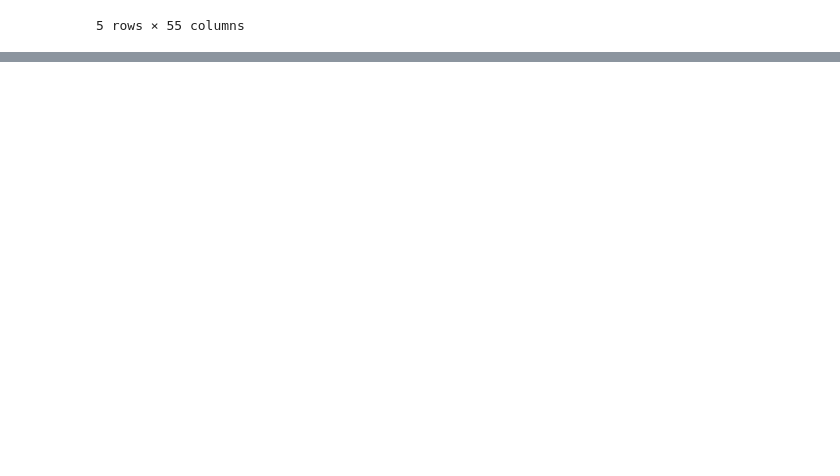
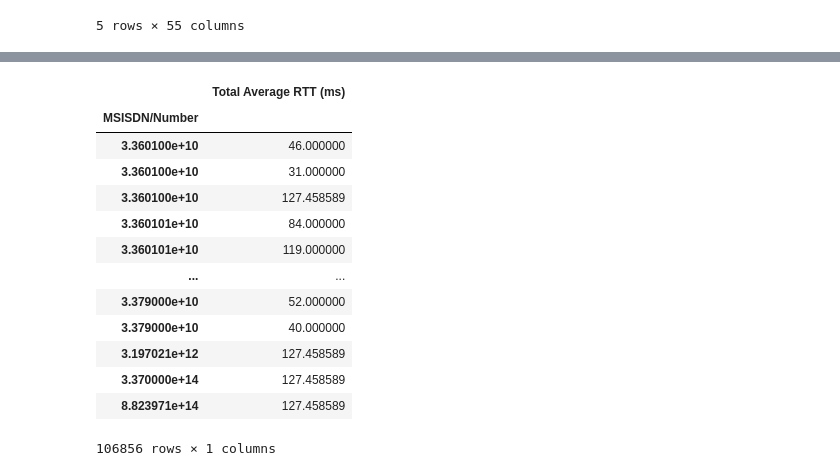
Before and after one commit to melatteshome/User-Analytics-Telecom-Industry, a Jupyter notebook: notebooks/user_experience_analysis.ipynb, the cells around one changed output, grey strips where cells are left out. Drawn from its saved outputs; the diff is of its cells as text; code cells hidden in the pictures; blank space fills up the shorter version.

```diff
--- a/notebooks/user_experience_analysis.ipynb
+++ b/notebooks/user_experience_analysis.ipynb
@@ -34,0 +145,20 @@ df.head()
+# %%
+#Average RTT per user
+columns_with_numerical_values['Total Average RTT (ms)'] = columns_with_numerical_values['Avg RTT DL (ms)'] + columns_with_numerical_values['Avg RTT UL (ms)']
+average_rtt_per_user = columns_with_numerical_values.groupby('MSISDN/Number')[['Total Average RTT (ms)']].sum()
+average_rtt_per_user
+# %% [output]
+|  | Total Average RTT (ms) |
+| MSISDN/Number |  |
+| 3.360100e+10 | 46.000000 |
+| 3.360100e+10 | 31.000000 |
+| 3.360100e+10 | 127.458589 |
+| 3.360101e+10 | 84.000000 |
+| 3.360101e+10 | 119.000000 |
+| ... | ... |
+| 3.379000e+10 | 52.000000 |
+| 3.379000e+10 | 40.000000 |
+| 3.197021e+12 | 127.458589 |
+| 3.370000e+14 | 127.458589 |
+| 8.823971e+14 | 127.458589 |
+106856 rows × 1 columns
```
Also changed, not shown: parts of 9 cells of this notebook.
